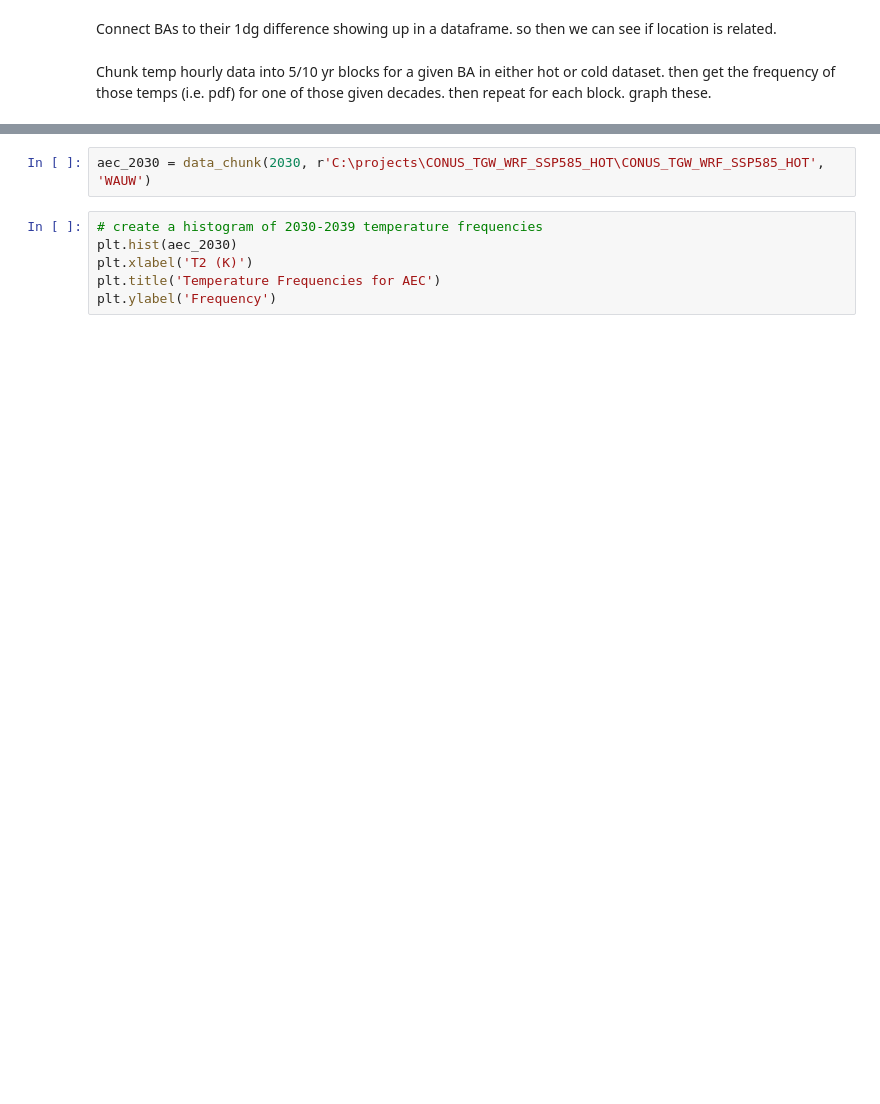
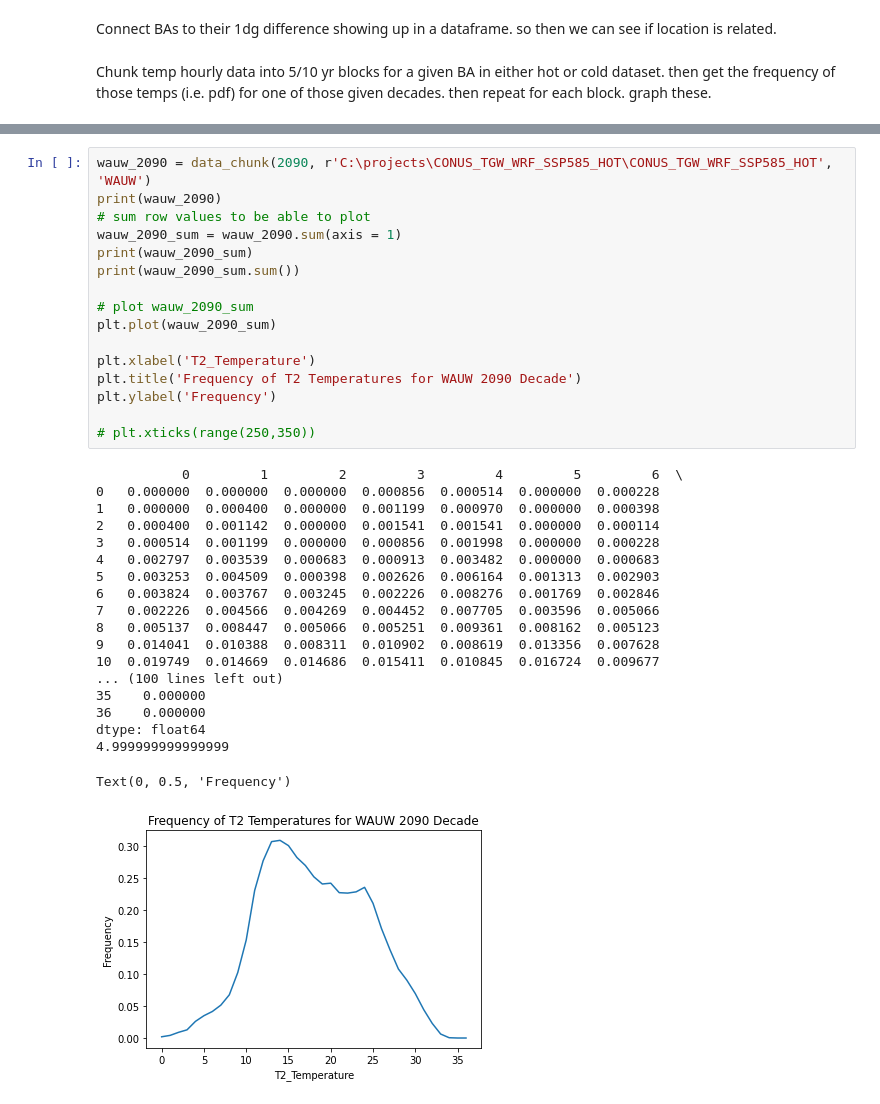
Before and after one commit to IMMM-SFA/misha_code, a Jupyter notebook: historical_means.ipynb, the cells around one changed output, grey strips where cells are left out. Drawn from its saved outputs; the diff is of its cells as text; blank space fills up the shorter version.

Commit message:
adds t2 freq plot (but is incorrect)

```diff
--- a/historical_means.ipynb
+++ b/historical_means.ipynb
@@ -206,11 +220,39 @@ def data_chunk(first_year, files_path, input_BA): # input first_year as an integ
 # %%
-aec_2030 = data_chunk(2030, r'C:\projects\CONUS_TGW_WRF_SSP585_HOT\CONUS_TGW_WRF_SSP585_HOT', 'WAUW')
+wauw_2090 = data_chunk(2090, r'C:\projects\CONUS_TGW_WRF_SSP585_HOT\CONUS_TGW_WRF_SSP585_HOT', 'WAUW')
+print(wauw_2090)
+# sum row values to be able to plot
+wauw_2090_sum = wauw_2090.sum(axis = 1)
+print(wauw_2090_sum)
+print(wauw_2090_sum.sum())
+
+# plot wauw_2090_sum
+plt.plot(wauw_2090_sum)
+
+plt.xlabel('T2_Temperature')
+plt.title('Frequency of T2 Temperatures for WAUW 2090 Decade')
+plt.ylabel('Frequency')
+
+# plt.xticks(range(250,350))
+# %% [output]
+           0         1         2         3         4         5         6  \
+0   0.000000  0.000000  0.000000  0.000856  0.000514  0.000000  0.000228
+1   0.000000  0.000400  0.000000  0.001199  0.000970  0.000000  0.000398
+2   0.000400  0.001142  0.000000  0.001541  0.001541  0.000000  0.000114
+3   0.000514  0.001199  0.000000  0.000856  0.001998  0.000000  0.000228
+4   0.002797  0.003539  0.000683  0.000913  0.003482  0.000000  0.000683
+5   0.003253  0.004509  0.000398  0.002626  0.006164  0.001313  0.002903
+6   0.003824  0.003767  0.003245  0.002226  0.008276  0.001769  0.002846
+7   0.002226  0.004566  0.004269  0.004452  0.007705  0.003596  0.005066
+8   0.005137  0.008447  0.005066  0.005251  0.009361  0.008162  0.005123
+9   0.014041  0.010388  0.008311  0.010902  0.008619  0.013356  0.007628
+10  0.019749  0.014669  0.014686  0.015411  0.010845  0.016724  0.009677
+... (100 lines left out)
+35    0.000000
+36    0.000000
+dtype: float64
+4.999999999999999
+Text(0, 0.5, 'Frequency')
+[figure, added]
-# %%
-# create a histogram of 2030-2039 temperature frequencies
-plt.hist(aec_2030)
-plt.xlabel('T2 (K)')
-plt.title('Temperature Frequencies for AEC')
-plt.ylabel('Frequency')
 # %%
 def BA_decade_plot(input_BA, files_path): # input input_BA as a string e.g. 'AEC'
                                           # input files_path as raw string e.g. r'C:\projects\CONUS_TGW_WRF_SSP585_HOT\CONUS_TGW_WRF_SSP585_HOT'
```
Also changed, not shown: parts of 9 cells of this notebook.
